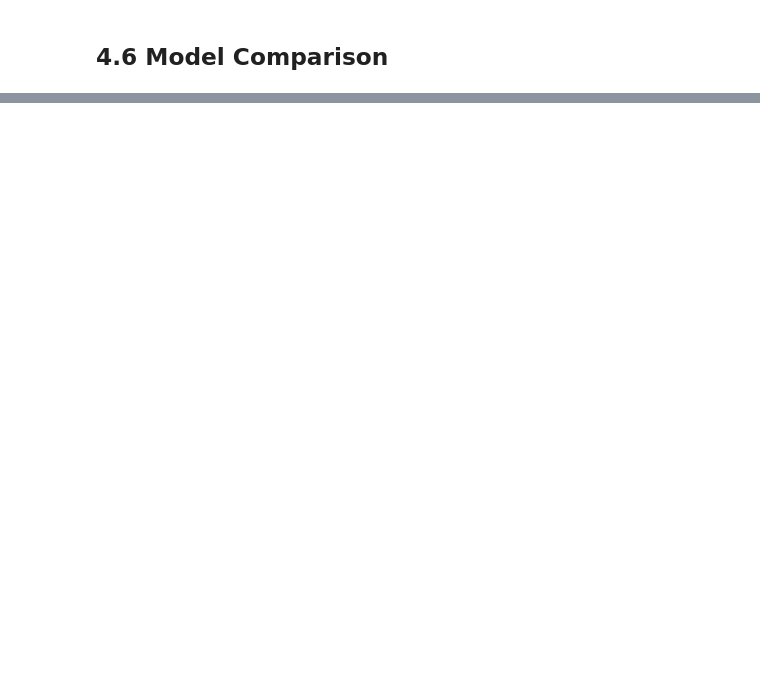
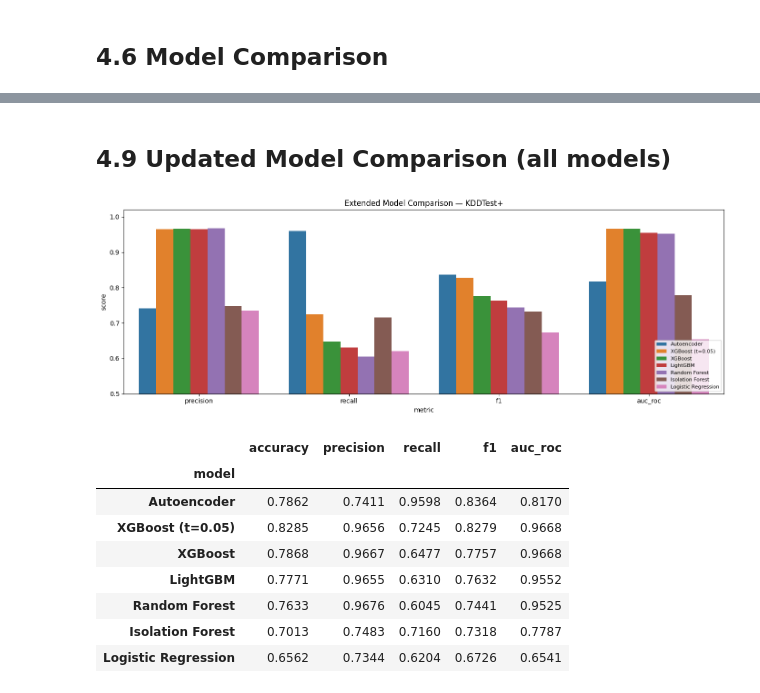
Before and after one commit to kssanthoshkumar/capstone_project, a Jupyter notebook: notebooks/04_model_implementation.ipynb, the cells around one changed output, grey strips where cells are left out. Cells and saved outputs as stored; diff of their text form; code cells hidden in the pictures; blank space fills up the shorter version.

```diff
--- a/notebooks/04_model_implementation.ipynb
+++ b/notebooks/04_model_implementation.ipynb
@@ -143,0 +262,21 @@ print('Comparison table saved.')
+# %%
+import lightgbm as lgb
+import joblib
+
+scale_pos_weight = float((y_train == 0).sum()) / float((y_train == 1).sum() + 1)
+
+lgbm_model = lgb.LGBMClassifier(
+    n_estimators=300,
+    max_depth=6,
+    learning_rate=0.1,
+    scale_pos_weight=scale_pos_weight,
+    random_state=42,
+    verbose=-1,
+)
+lgbm_model.fit(X_train, y_train)
+
+lgbm_results = evaluate(lgbm_model, X_test, y_test, 'LightGBM')
+plot_confusion_matrix(lgbm_model, X_test, y_test, 'LightGBM', save_dir='../reports')
+joblib.dump(lgbm_model, '../models/lightgbm.pkl')
+print("LightGBM saved → models/lightgbm.pkl")
+lgbm_results
@@ -143,0 +291,37 @@ print('Comparison table saved.')
+# %% [markdown]
+## 4.9 Updated Model Comparison (all models)
+# %%
+all_results_extended = [lr_results, rf_results, xgb_results, xgb_tuned_results,
+                        iso_results, ae_results, lgbm_results]
+comparison_ext = comparison_table(all_results_extended)
+
+# Re-save CSV with full table
+comparison_ext.to_csv('../reports/model_comparison.csv')
+
+# Bar chart
+metrics = ['precision', 'recall', 'f1', 'auc_roc']
+melted2 = comparison_ext[metrics].reset_index().melt(
+    id_vars='model', var_name='metric', value_name='score')
+
+fig, ax = plt.subplots(figsize=(14, 5))
+import seaborn as sns
+sns.barplot(data=melted2, x='metric', y='score', hue='model', palette='tab10', ax=ax)
+ax.set_ylim(0.5, 1.02)
+ax.set_title('Extended Model Comparison — KDDTest+')
+ax.legend(loc='lower right', fontsize=8)
+plt.tight_layout()
+plt.savefig('../reports/model_comparison.png', dpi=150)
+plt.show()
+
+comparison_ext
+# %% [output]
+[figure, added]
+|  | accuracy | precision | recall | f1 | auc_roc |
+| model |  |  |  |  |  |
+| Autoencoder | 0.7862 | 0.7411 | 0.9598 | 0.8364 | 0.8170 |
+| XGBoost (t=0.05) | 0.8285 | 0.9656 | 0.7245 | 0.8279 | 0.9668 |
+| XGBoost | 0.7868 | 0.9667 | 0.6477 | 0.7757 | 0.9668 |
+| LightGBM | 0.7771 | 0.9655 | 0.6310 | 0.7632 | 0.9552 |
+| Random Forest | 0.7633 | 0.9676 | 0.6045 | 0.7441 | 0.9525 |
+| Isolation Forest | 0.7013 | 0.7483 | 0.7160 | 0.7318 | 0.7787 |
+| Logistic Regression | 0.6562 | 0.7344 | 0.6204 | 0.6726 | 0.6541 |
```
Also changed, not shown: parts of 30 cells of this notebook, 11 other files.
